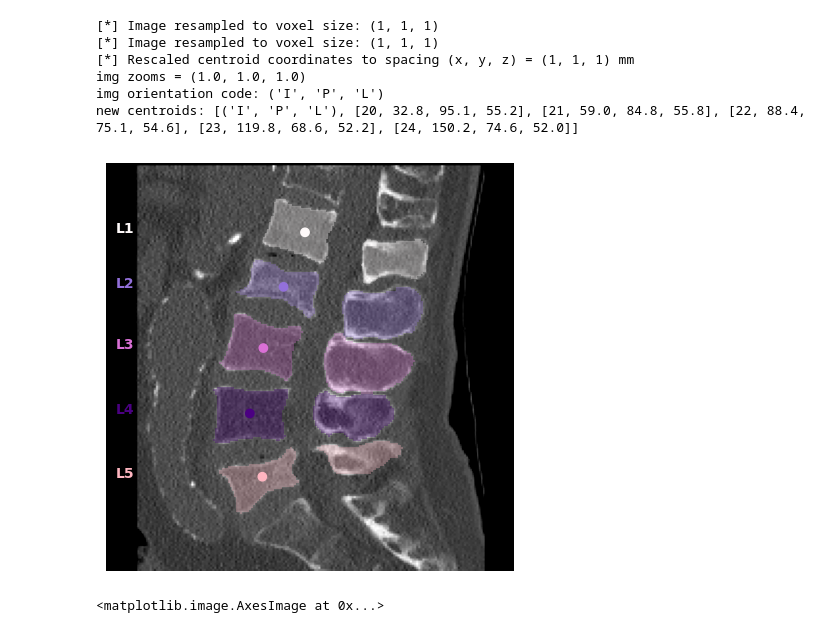
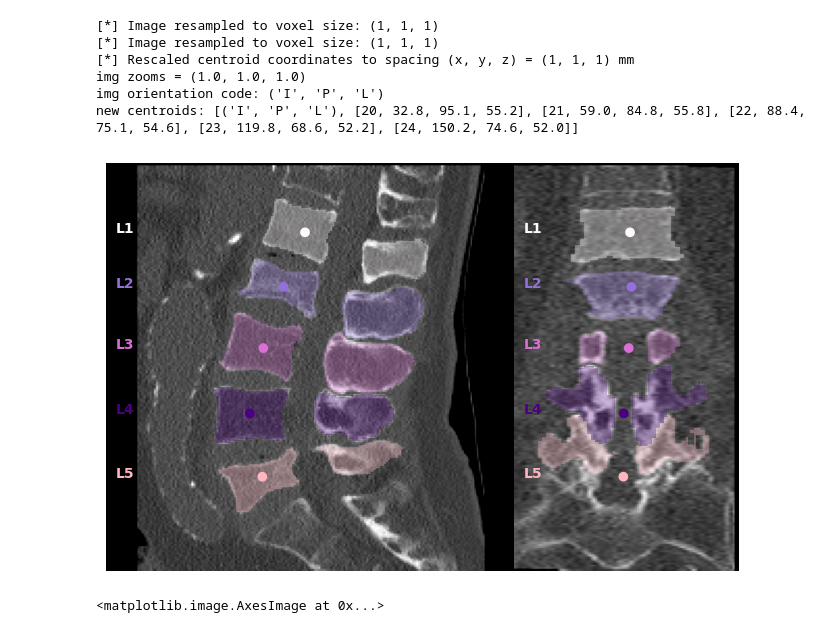
Before and after one commit to emajavor/racunalni_vid, a Jupyter notebook: mess.ipynb, the cells around one changed output. Cells and saved outputs as stored; diff of their text form; code cells hidden in the pictures.

```diff
--- a/mess.ipynb
+++ b/mess.ipynb
@@ -59,27 +55,31 @@ new centroids: [('I', 'P', 'L'), [20, 32.8, 95.1, 55.2], [21, 59.0, 84.8, 55.8],
 # %%
 # get vocel data
 im_np  = img_iso.get_fdata()
 msk_np = msk_iso.get_fdata()
 
 # get the mid-slice of the scan and mask in sagittal plane
 im_np_sag = im_np[:,:,int(im_np.shape[2]/2)]
 im_np_cor = im_np[:,int(im_np.shape[1]/2),:]
 
 msk_np_sag = msk_np[:,:,int(msk_np.shape[2]/2)]
 msk_np_sag[msk_np_sag==0] = np.nan
 
 msk_np_cor = msk_np[:,int(msk_np.shape[1]/2),:]
 msk_np_cor[msk_np_cor==0] = np.nan
 
 
 # plot
 fig, axs = create_figure(96,im_np_sag, im_np_cor)
 
 axs[0].imshow(im_np_sag, cmap=plt.cm.gray, norm=wdw_sbone)
 axs[0].imshow(msk_np_sag, cmap=cm_itk, alpha=0.3, vmin=1, vmax=64)
 plot_sag_centroids(axs[0], ctd_iso, zooms)
+
+axs[1].imshow(im_np_cor, cmap=plt.cm.gray, norm=wdw_sbone)
+axs[1].imshow(msk_np_cor, cmap=cm_itk, alpha=0.3, vmin=1, vmax=64)
+plot_cor_centroids(axs[1], ctd_iso, zooms)
 # %% [output]
-[figure, old version]
+[figure, new version]
 # %%
 plt.imshow(msk_np_sag)
 import skimage
```
Also changed, not shown: parts of 1 cell of this notebook, 2 other files.
